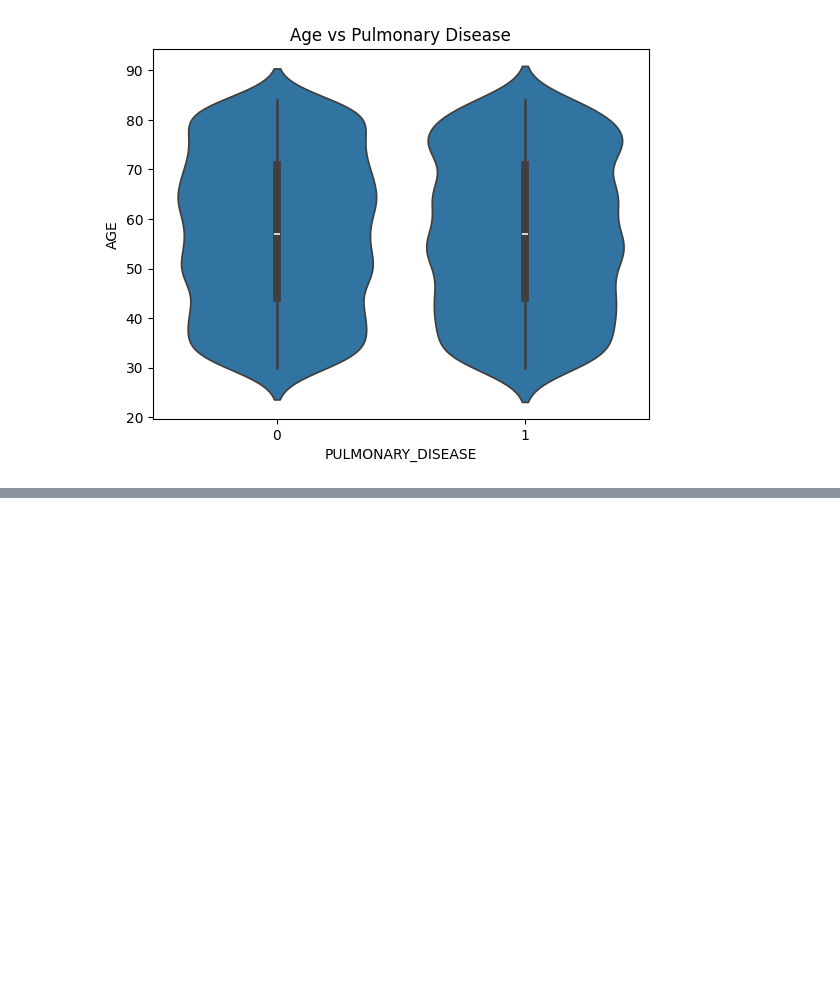
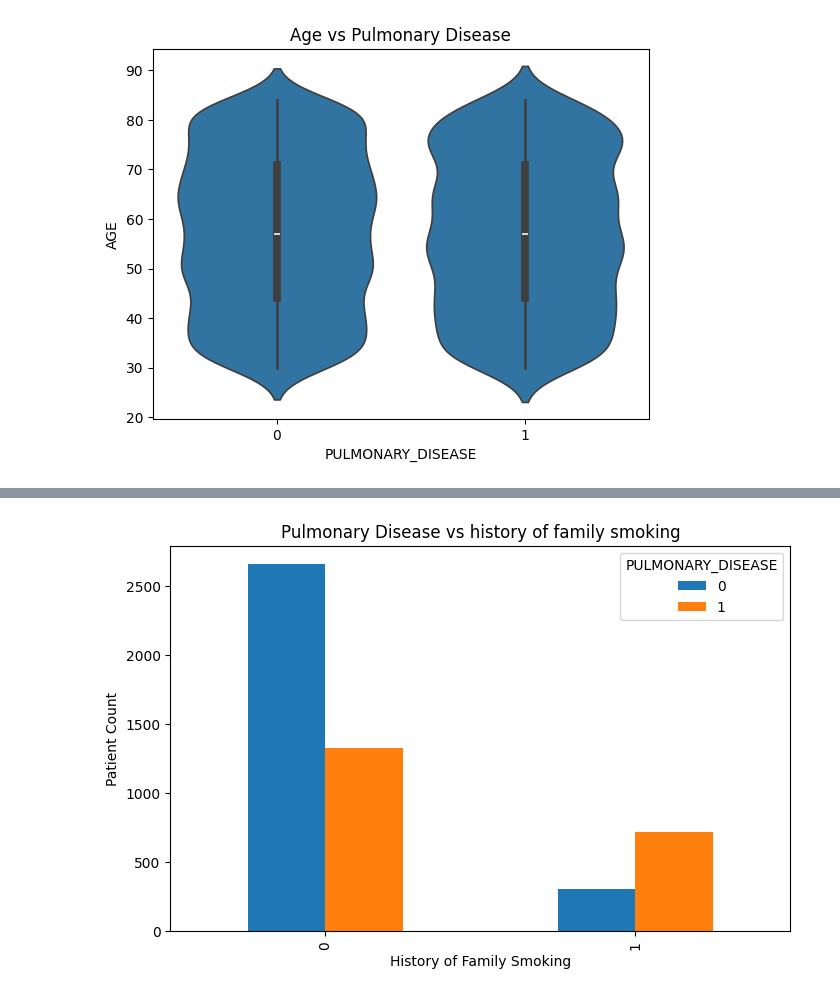
Before and after one commit to Souz0/FYP, a Jupyter notebook: Database_3.ipynb, the cells around one changed output, grey strips where cells are left out. Cells and saved outputs as stored; diff of their text form; code cells hidden in the pictures; blank space fills up the shorter version.

```diff
--- a/Database_3.ipynb
+++ b/Database_3.ipynb
@@ -579,13 +588,15 @@ SmkHist.legend(loc='upper left', bbox_to_anchor=(1,1))
 # %%
 pd.crosstab(
-    X['SMOKING_HISTORY_FAMILY'],
+    X['SMOKING_FAMILY_HISTORY'],
     y
 ).plot(kind='bar', figsize=(8,5))
 
 plt.title("Pulmonary Disease vs history of family smoking")
 plt.xlabel("History of Family Smoking")
 plt.ylabel("Patient Count")
 plt.show()
+# %% [output]
+[figure, added]
 # %%
 strImm = X['STRESS_IMMUNE'].value_counts().plot(
     kind='bar',
```
Also changed, not shown: parts of 17 cells of this notebook.
